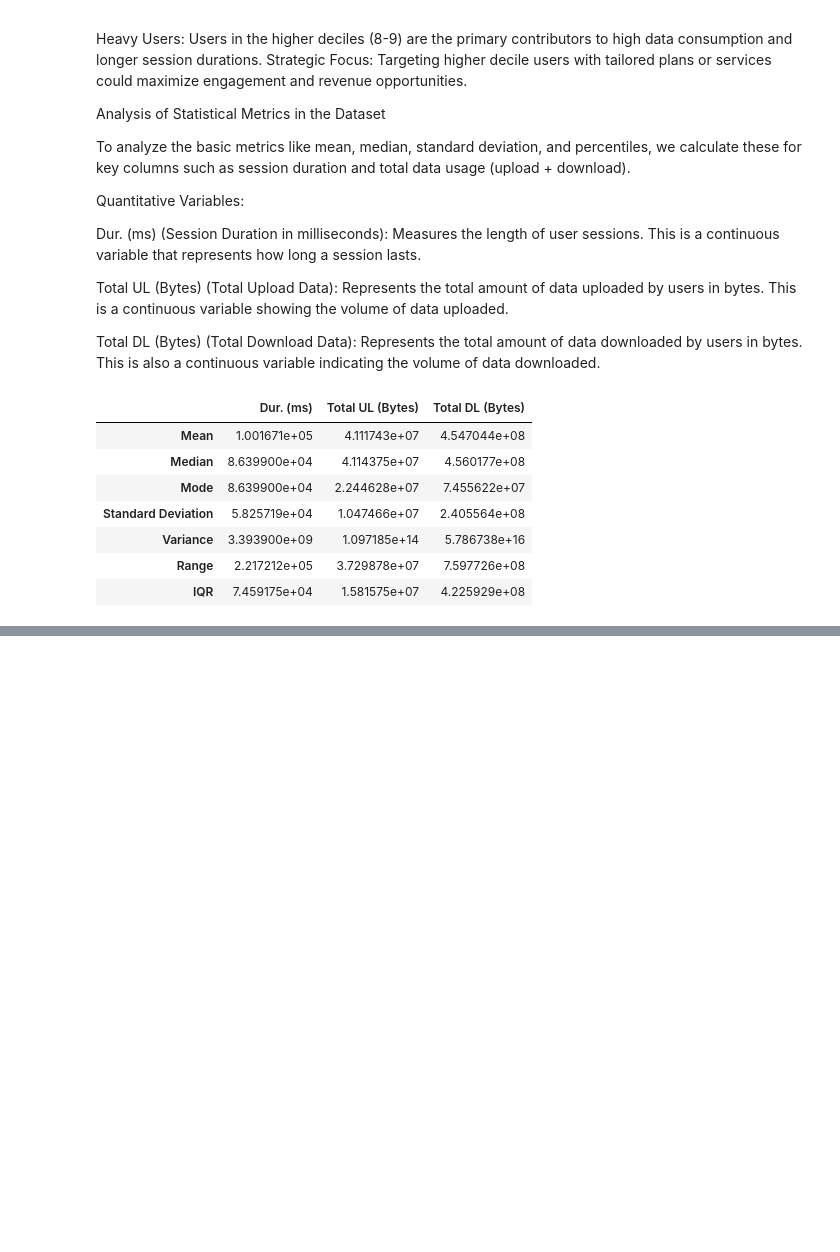
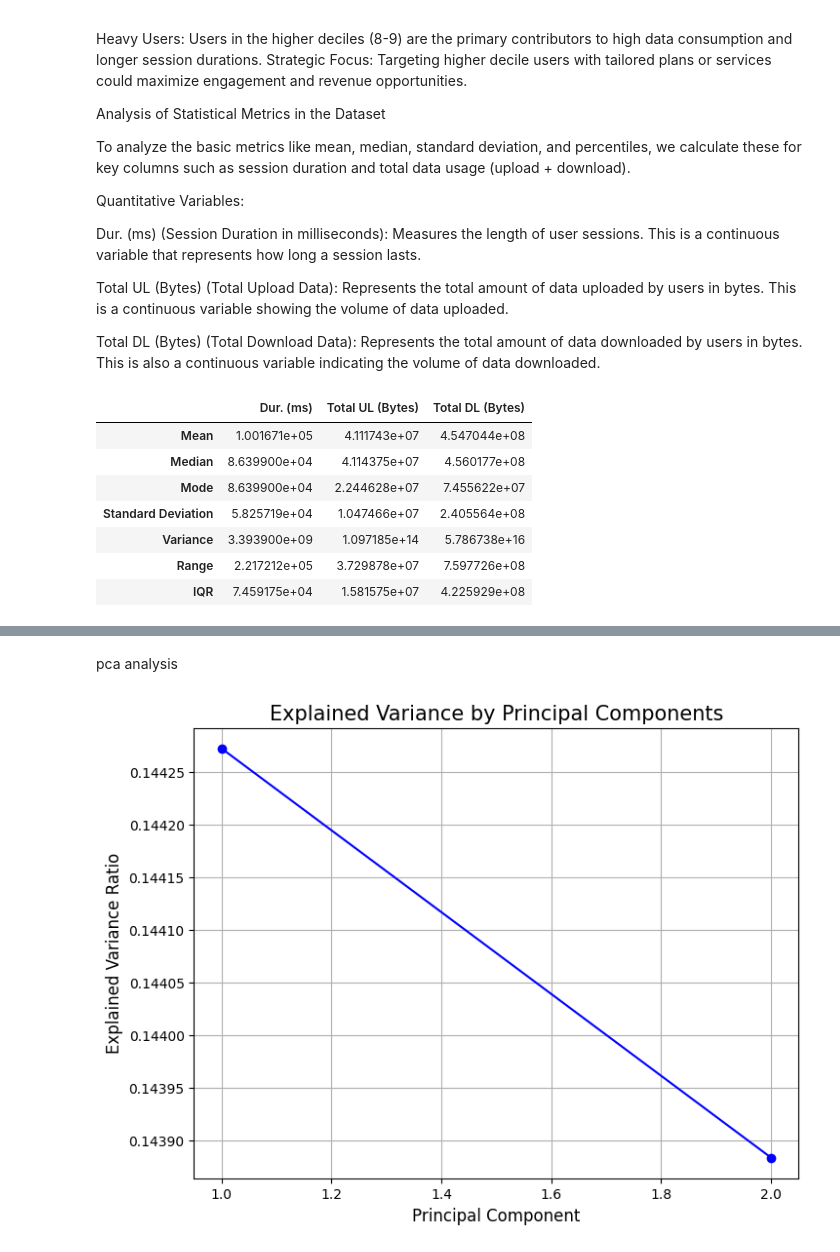
Before and after one commit to ab3lT/10-Academy-Week-2, a Jupyter notebook: notebook/user_analysis.ipynb, the cells around one changed output, grey strips where cells are left out. Saved outputs shown, nothing was run; the diff lists cells and outputs as text; code cells hidden in the pictures; blank space fills up the shorter version.

```diff
--- a/notebook/user_analysis.ipynb
+++ b/notebook/user_analysis.ipynb
@@ -403,0 +510,31 @@ eda.compute_basic_metrics(quantitative_vars)
+# %% [markdown]
+pca analysis
+# %%
+# Define the variables of interest for PCA
+variables = [
+    'Social Media Total (Bytes)', 'Google Total (Bytes)',
+    'Email Total (Bytes)', 'Youtube Total (Bytes)',
+    'Netflix Total (Bytes)', 'Gaming Total (Bytes)',
+    'Other Total (Bytes)'
+]
+pca_df, explained_var = eda.perform_pca(variables)
+# %%
+# Create an array of component numbers for the x-axis
+components = np.arange(1, len(explained_var) + 1)
+
+# Plot the explained variance
+plt.figure(figsize=(8, 6))
+plt.plot(components, explained_var, marker='o', linestyle='-', color='b')
+
+# Add labels and title
+plt.title('Explained Variance by Principal Components', fontsize=15)
+plt.xlabel('Principal Component', fontsize=12)
+plt.ylabel('Explained Variance Ratio', fontsize=12)
+
+# Show grid
+plt.grid(True)
+
+# Display the plot
+plt.show()
+# %% [output]
+[figure, added]
```
Also changed, not shown: parts of 6 cells of this notebook.
